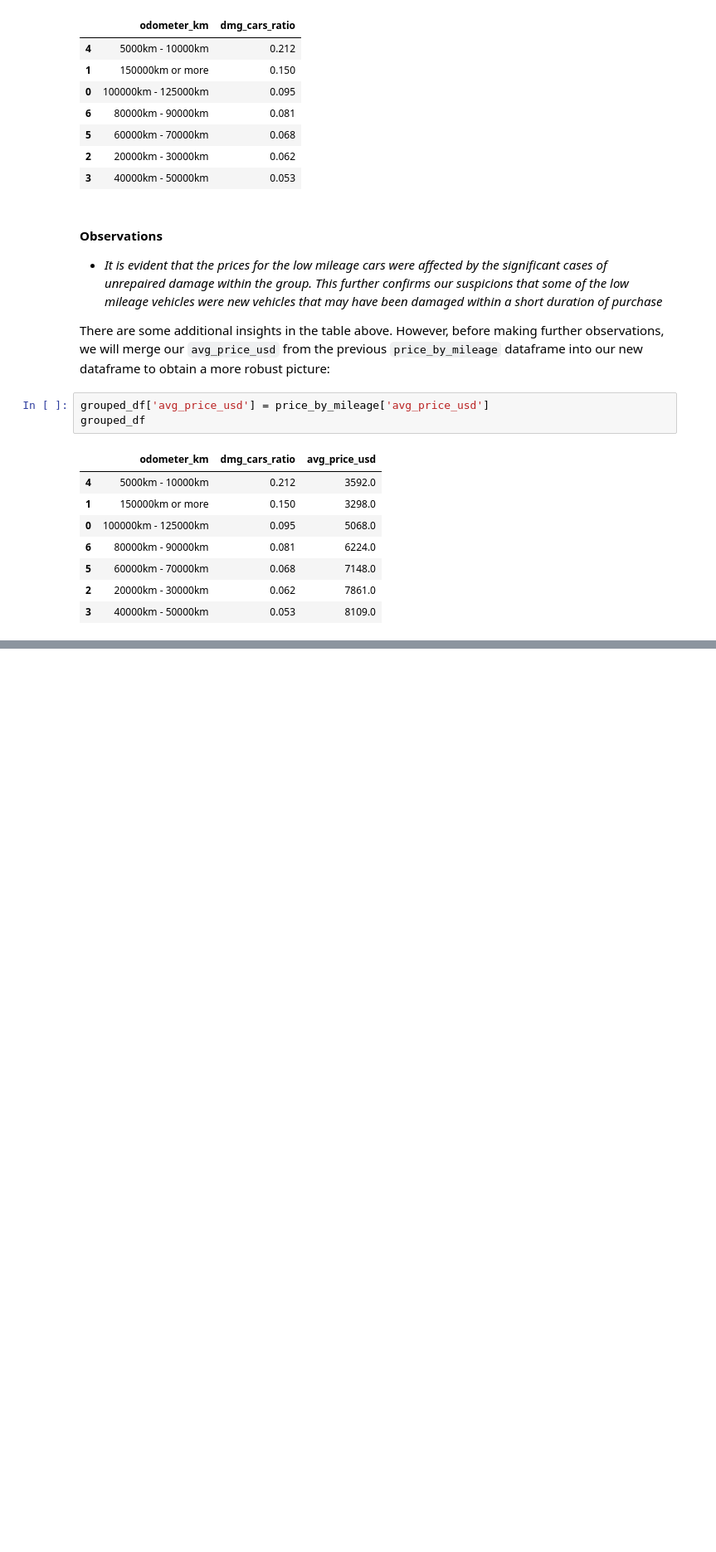
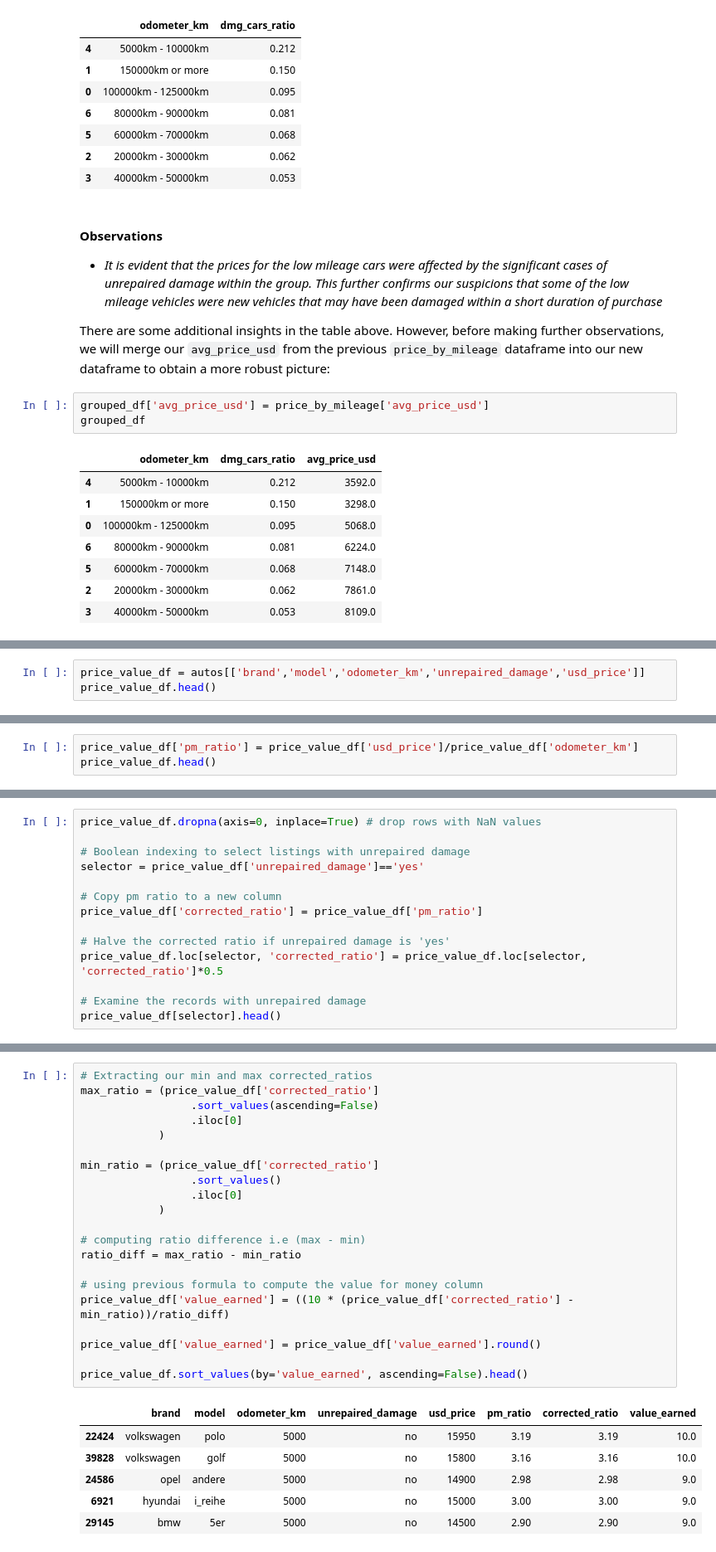
Before and after one commit to Lippins/Ebay_car_sales, a Jupyter notebook: notebook.ipynb, the cells around one changed output, grey strips where cells are left out. Shown: that part at 83% size. Saved outputs shown, nothing was run; the diff lists cells and outputs as text; blank space fills up the shorter version.

Commit message:
Analyze price value metric

```diff
--- a/notebook.ipynb
+++ b/notebook.ipynb
@@ -1197,0 +1257,3 @@ grouped_df
+# %%
+price_value_df = autos[['brand','model','odometer_km','unrepaired_damage','usd_price']]
+price_value_df.head()
@@ -1197,0 +1269,3 @@ grouped_df
+# %%
+price_value_df['pm_ratio'] = price_value_df['usd_price']/price_value_df['odometer_km']
+price_value_df.head()
@@ -1197,0 +1285,14 @@ grouped_df
+# %%
+price_value_df.dropna(axis=0, inplace=True) # drop rows with NaN values
+
+# Boolean indexing to select listings with unrepaired damage
+selector = price_value_df['unrepaired_damage']=='yes'
+
+# Copy pm ratio to a new column
+price_value_df['corrected_ratio'] = price_value_df['pm_ratio']
+
+# Halve the corrected ratio if unrepaired damage is 'yes'
+price_value_df.loc[selector, 'corrected_ratio'] = price_value_df.loc[selector, 'corrected_ratio']*0.5
+
+# Examine the records with unrepaired damage
+price_value_df[selector].head()
@@ -1197,0 +1360,28 @@ grouped_df
+# %%
+# Extracting our min and max corrected_ratios
+max_ratio = (price_value_df['corrected_ratio']
+                 .sort_values(ascending=False)
+                 .iloc[0]
+            )
+
+min_ratio = (price_value_df['corrected_ratio']
+                 .sort_values()
+                 .iloc[0]
+            )
+
+# computing ratio difference i.e (max - min)
+ratio_diff = max_ratio - min_ratio
+
+# using previous formula to compute the value for money column
+price_value_df['value_earned'] = ((10 * (price_value_df['corrected_ratio'] - min_ratio))/ratio_diff)
+
+price_value_df['value_earned'] = price_value_df['value_earned'].round()
+
+price_value_df.sort_values(by='value_earned', ascending=False).head()
+# %% [output]
+|  | brand | model | odometer_km | unrepaired_damage | usd_price | pm_ratio | corrected_ratio | value_earned |
+| 22424 | volkswagen | polo | 5000 | no | 15950 | 3.19 | 3.19 | 10.0 |
+| 39828 | volkswagen | golf | 5000 | no | 15800 | 3.16 | 3.16 | 10.0 |
+| 24586 | opel | andere | 5000 | no | 14900 | 2.98 | 2.98 | 9.0 |
+| 6921 | hyundai | i_reihe | 5000 | no | 15000 | 3.00 | 3.00 | 9.0 |
+| 29145 | bmw | 5er | 5000 | no | 14500 | 2.90 | 2.90 | 9.0 |
```
Also changed, not shown: parts of 21 cells of this notebook.
